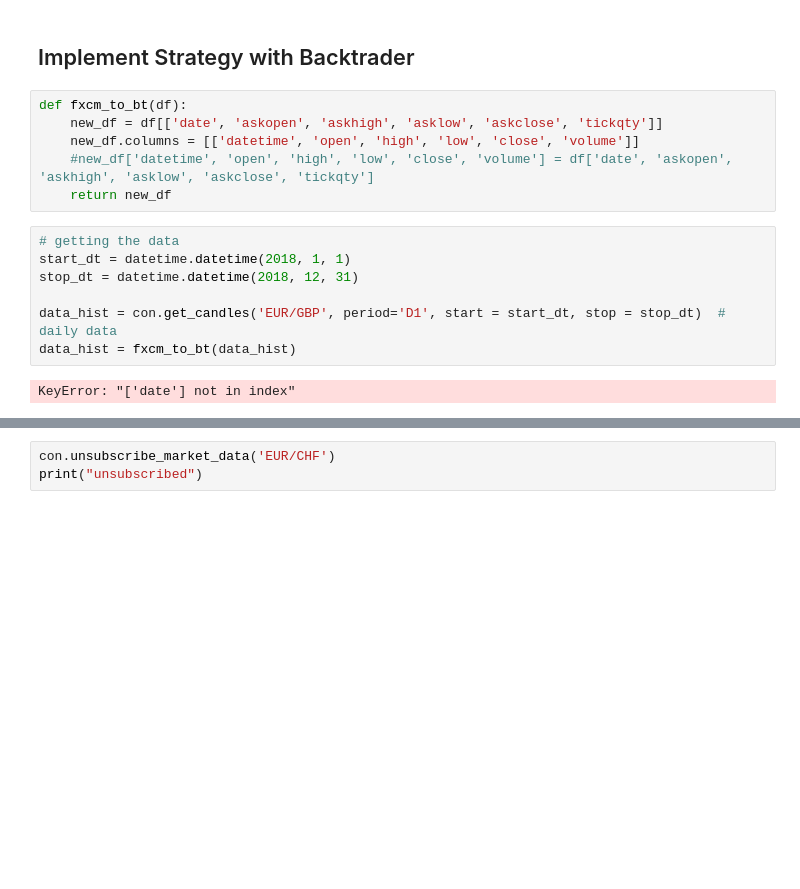
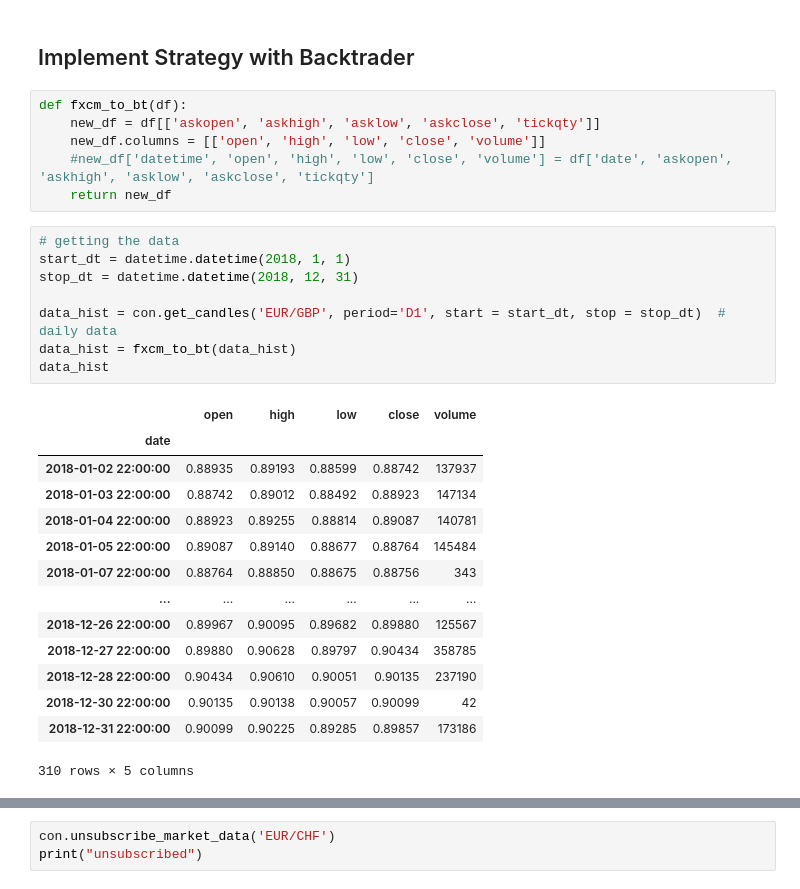
Before and after one commit to kenfus/fx_xd, a Jupyter notebook: fxcm_test.ipynb, the cells around one changed output, grey strips where cells are left out. Cells and saved outputs as stored; diff of their text form; blank space fills up the shorter version.

```diff
--- a/fxcm_test.ipynb
+++ b/fxcm_test.ipynb
@@ -112,19 +112,33 @@ Final Portfolio Value: 100000.0
 ## Implement Strategy with Backtrader
 # %%
 def fxcm_to_bt(df):
-    new_df = df[['date', 'askopen', 'askhigh', 'asklow', 'askclose', 'tickqty']]
-    new_df.columns = [['datetime', 'open', 'high', 'low', 'close', 'volume']]
+    new_df = df[['askopen', 'askhigh', 'asklow', 'askclose', 'tickqty']]
+    new_df.columns = [['open', 'high', 'low', 'close', 'volume']]
     #new_df['datetime', 'open', 'high', 'low', 'close', 'volume'] = df['date', 'askopen', 'askhigh', 'asklow', 'askclose', 'tickqty']
     return new_df
 # %%
 # getting the data
 start_dt = datetime.datetime(2018, 1, 1)
 stop_dt = datetime.datetime(2018, 12, 31)
 
 data_hist = con.get_candles('EUR/GBP', period='D1', start = start_dt, stop = stop_dt)  # daily data
 data_hist = fxcm_to_bt(data_hist)
+data_hist
 # %% [output]
+|  | open | high | low | close | volume |
+| date |  |  |  |  |  |
+| 2018-01-02 22:00:00 | 0.88935 | 0.89193 | 0.88599 | 0.88742 | 137937 |
+| 2018-01-03 22:00:00 | 0.88742 | 0.89012 | 0.88492 | 0.88923 | 147134 |
+| 2018-01-04 22:00:00 | 0.88923 | 0.89255 | 0.88814 | 0.89087 | 140781 |
+| 2018-01-05 22:00:00 | 0.89087 | 0.89140 | 0.88677 | 0.88764 | 145484 |
+| 2018-01-07 22:00:00 | 0.88764 | 0.88850 | 0.88675 | 0.88756 | 343 |
+| ... | ... | ... | ... | ... | ... |
+| 2018-12-26 22:00:00 | 0.89967 | 0.90095 | 0.89682 | 0.89880 | 125567 |
+| 2018-12-27 22:00:00 | 0.89880 | 0.90628 | 0.89797 | 0.90434 | 358785 |
+| 2018-12-28 22:00:00 | 0.90434 | 0.90610 | 0.90051 | 0.90135 | 237190 |
+| 2018-12-30 22:00:00 | 0.90135 | 0.90138 | 0.90057 | 0.90099 | 42 |
+| 2018-12-31 22:00:00 | 0.90099 | 0.90225 | 0.89285 | 0.89857 | 173186 |
-KeyError: "['date'] not in index"
+310 rows × 5 columns
 # %%
 # Create a Stratey
 class TestStrategy(bt.Strategy):
```
Also changed, not shown: parts of 1 cell of this notebook, 2 other files.
